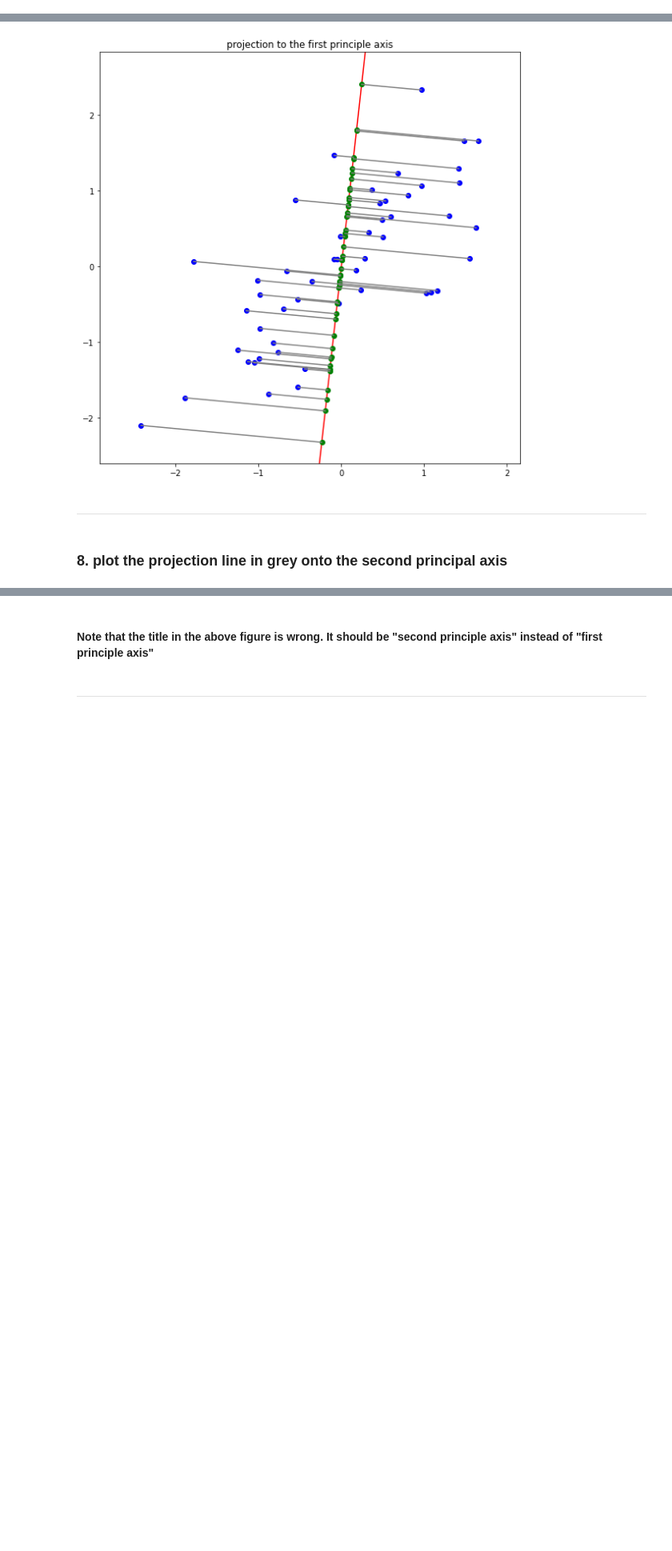
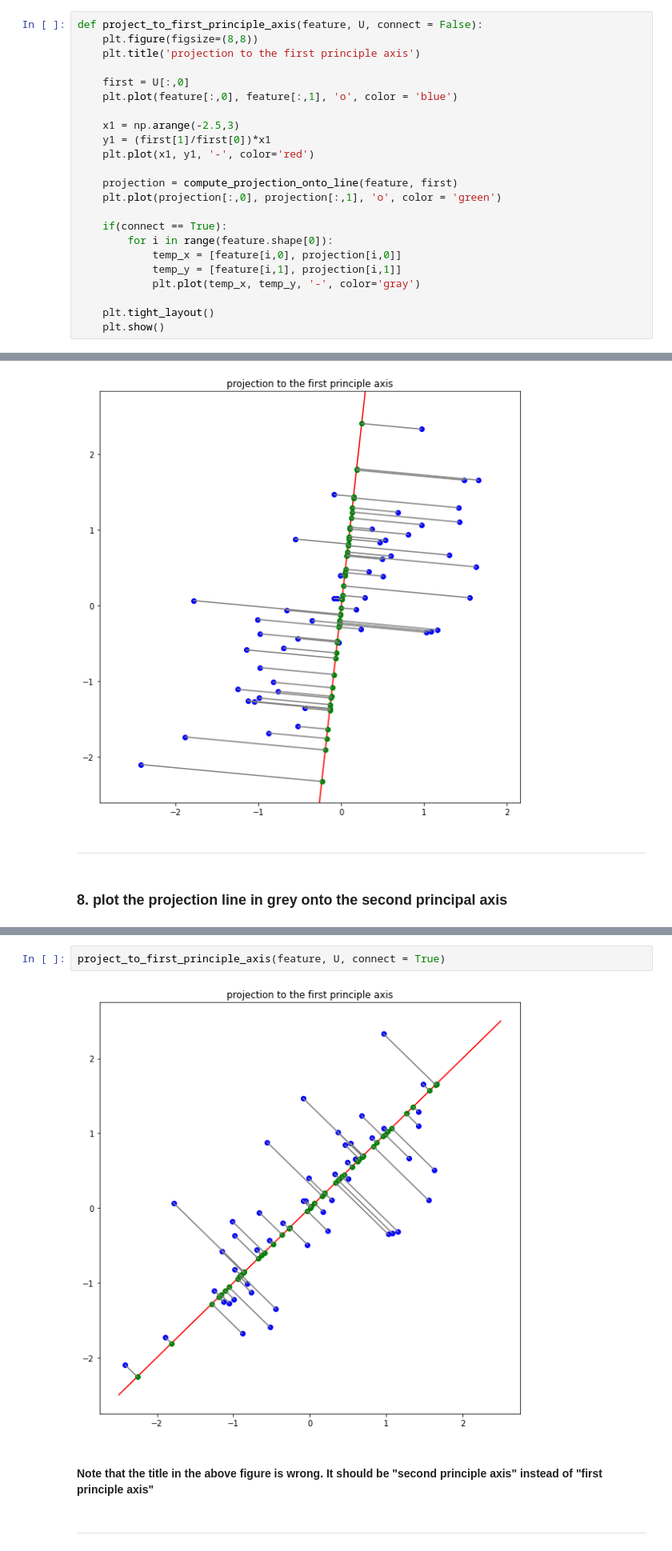
Before and after one commit to jstep750/assignment-machine-learning, a Jupyter notebook: 12/assignment_12.ipynb, the cells around one changed output, grey strips where cells are left out. Shown at 80% size. Drawn from its saved outputs; the diff is of its cells as text; blank space fills up the shorter version.

```diff
--- a/12/assignment_12.ipynb
+++ b/12/assignment_12.ipynb
@@ -268,0 +312,23 @@ plt.show()
+# %%
+def project_to_first_principle_axis(feature, U, connect = False):
+    plt.figure(figsize=(8,8))
+    plt.title('projection to the first principle axis')
+
+    first = U[:,0]
+    plt.plot(feature[:,0], feature[:,1], 'o', color = 'blue')
+
+    x1 = np.arange(-2.5,3)
+    y1 = (first[1]/first[0])*x1
+    plt.plot(x1, y1, '-', color='red')
+
+    projection = compute_projection_onto_line(feature, first)
+    plt.plot(projection[:,0], projection[:,1], 'o', color = 'green')
+
+    if(connect == True):
+        for i in range(feature.shape[0]):
+            temp_x = [feature[i,0], projection[i,0]]
+            temp_y = [feature[i,1], projection[i,1]]
+            plt.plot(temp_x, temp_y, '-', color='gray')
+
+    plt.tight_layout()
+    plt.show()
@@ -327,3 +419,7 @@ plt.show()
+# %%
+project_to_first_principle_axis(feature, U, connect = True)
+# %% [output]
+[figure, added]
 # %% [markdown]
 #### Note that the title in the above figure is wrong. It should be "second principle axis" instead of "first principle axis"
 # %% [markdown]
```
Also changed, not shown: parts of 23 cells of this notebook.
